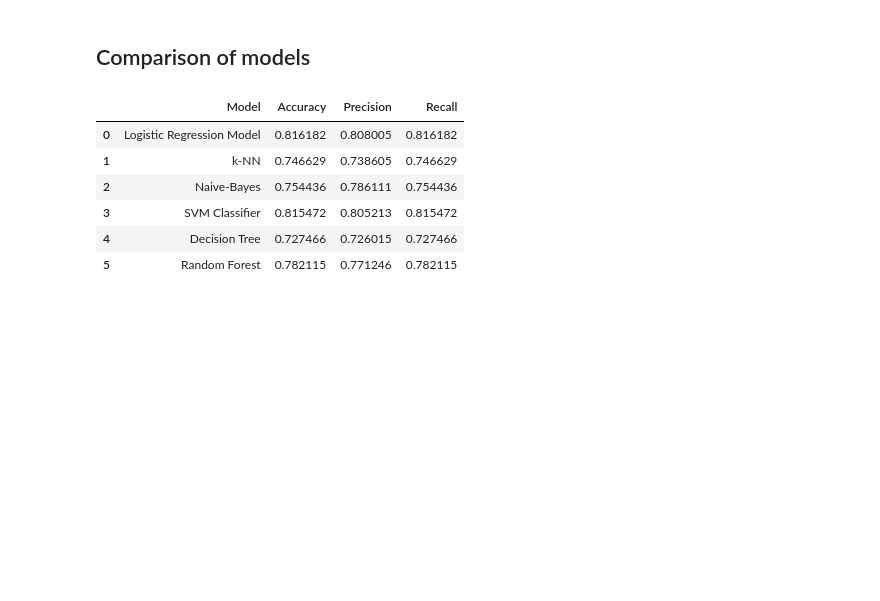
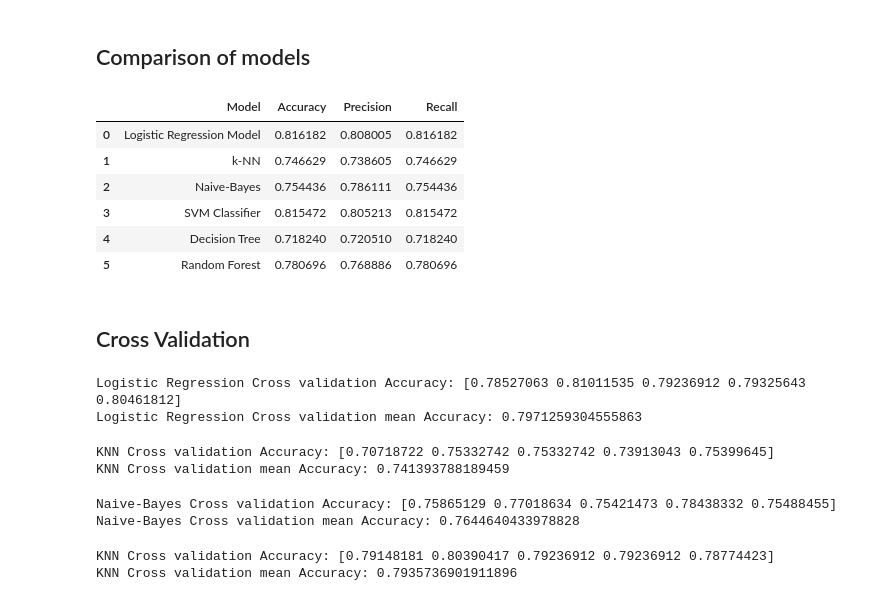
Before and after one commit to Aswini-Dileep/Assignment, a Jupyter notebook: Supervised_Learning_Case_Study.ipynb, the cells around one changed output. Cells and saved outputs as stored; diff of their text form; code cells hidden in the pictures; blank space fills up the shorter version.

```diff
--- a/Supervised_Learning_Case_Study.ipynb
+++ b/Supervised_Learning_Case_Study.ipynb
@@ -685,13 +681,13 @@ log_reg_model = LogisticRegression()
 log_reg_model.fit(X_train, y_train) # training the model
 y_pred = log_reg_model.predict(X_test) # predicting the test data
 #evaluate the model
-accuracy = accuracy_score(y_test, y_pred)
-precision = precision_score(y_test, y_pred, average='weighted')
-recall = recall_score(y_test,y_pred, average='weighted')
+accuracy_lr = accuracy_score(y_test, y_pred)
+precision_lr = precision_score(y_test, y_pred, average='weighted')
+recall_lr = recall_score(y_test,y_pred, average='weighted')
 
-print('Accuracy : ', accuracy)
-print('Precision : ', precision)
-print('Recall : ', recall)
+print('Accuracy : ', accuracy_lr)
+print('Precision : ', precision_lr)
+print('Recall : ', recall_lr)
 # %% [output]
 Accuracy :  0.8161816891412349
 Precision :  0.8080045237121575
@@ -816,17 +812,54 @@ Recall :  0.7821149751596878
 ## Comparison of models
 # %%
 model_comparision = {'Model': ['Logistic Regression Model','k-NN', 'Naive-Bayes', 'SVM Classifier', 'Decision Tree', 'Random Forest'],
-                     'Accuracy': [accuracy, accuracy_knn, accuracy_nb, accuracy_svm, accuracy_decision, accuracy_forest],
-                     'Precision':[precision, precision_knn, precision_nb, precision_svm, precision_decision, precision_forest],
-                     'Recall':[recall, recall_knn, recall_nb, recall_svm, recall_decision, recall_forest]
+                     'Accuracy': [accuracy_lr, accuracy_knn, accuracy_nb, accuracy_svm, accuracy_decision, accuracy_forest],
+                     'Precision':[precision_lr, precision_knn, precision_nb, precision_svm, precision_decision, precision_forest],
+                     'Recall':[recall_lr, recall_knn, recall_nb, recall_svm, recall_decision, recall_forest]
                      }
 df_comparison = pd.DataFrame(model_comparision)
 df_comparison
 # %% [output]
 |  | Model | Accuracy | Precision | Recall |
 | 0 | Logistic Regression Model | 0.816182 | 0.808005 | 0.816182 |
 | 1 | k-NN | 0.746629 | 0.738605 | 0.746629 |
 | 2 | Naive-Bayes | 0.754436 | 0.786111 | 0.754436 |
 | 3 | SVM Classifier | 0.815472 | 0.805213 | 0.815472 |
-| 4 | Decision Tree | 0.727466 | 0.726015 | 0.727466 |
-| 5 | Random Forest | 0.782115 | 0.771246 | 0.782115 |
+| 4 | Decision Tree | 0.718240 | 0.720510 | 0.718240 |
+| 5 | Random Forest | 0.780696 | 0.768886 | 0.780696 |
+# %% [markdown]
+## Cross Validation
+# %%
+# Cross validation KFOLD means we are spliting the entire data into
+# n_split = 5
+kf = KFold(n_splits=5, shuffle=True, random_state=42)
+# model_LR = LogisticRegression(max_iter=100)
+# model_DT = DecisionTreeClassifier()
+# model_KNN = KNeighborsClassifier(n_neighbors=5)
+
+cv_scores_LR = cross_val_score(log_reg_model, X_train, y_train, cv=kf)
+print("Logistic Regression Cross validation Accuracy:", cv_scores_LR)
+print("Logistic Regression Cross validation mean Accuracy:", cv_scores_LR.mean())
+# %% [output]
+Logistic Regression Cross validation Accuracy: [0.78527063 0.81011535 0.79236912 0.79325643 0.80461812]
+Logistic Regression Cross validation mean Accuracy: 0.7971259304555863
+# %%
+cv_scores_knn = cross_val_score(knn, X_train, y_train, cv=kf)
+print("KNN Cross validation Accuracy:", cv_scores_knn)
+print("KNN Cross validation mean Accuracy:", cv_scores_knn.mean())
+# %% [output]
+KNN Cross validation Accuracy: [0.70718722 0.75332742 0.75332742 0.73913043 0.75399645]
+KNN Cross validation mean Accuracy: 0.741393788189459
+# %%
+cv_scores_nb = cross_val_score(nb_model, X_train, y_train, cv=kf)
+print("Naive-Bayes Cross validation Accuracy:", cv_scores_nb)
+print("Naive-Bayes Cross validation mean Accuracy:", cv_scores_nb.mean())
+# %% [output]
+Naive-Bayes Cross validation Accuracy: [0.75865129 0.77018634 0.75421473 0.78438332 0.75488455]
+Naive-Bayes Cross validation mean Accuracy: 0.7644640433978828
+# %%
+cv_scores_svm = cross_val_score(svm_model, X_train, y_train, cv=kf)
+print("KNN Cross validation Accuracy:", cv_scores_svm)
+print("KNN Cross validation mean Accuracy:", cv_scores_svm.mean())
+# %% [output]
+KNN Cross validation Accuracy: [0.79148181 0.80390417 0.79236912 0.79236912 0.78774423]
+KNN Cross validation mean Accuracy: 0.7935736901911896
```
Also changed, not shown: parts of 22 cells of this notebook.
